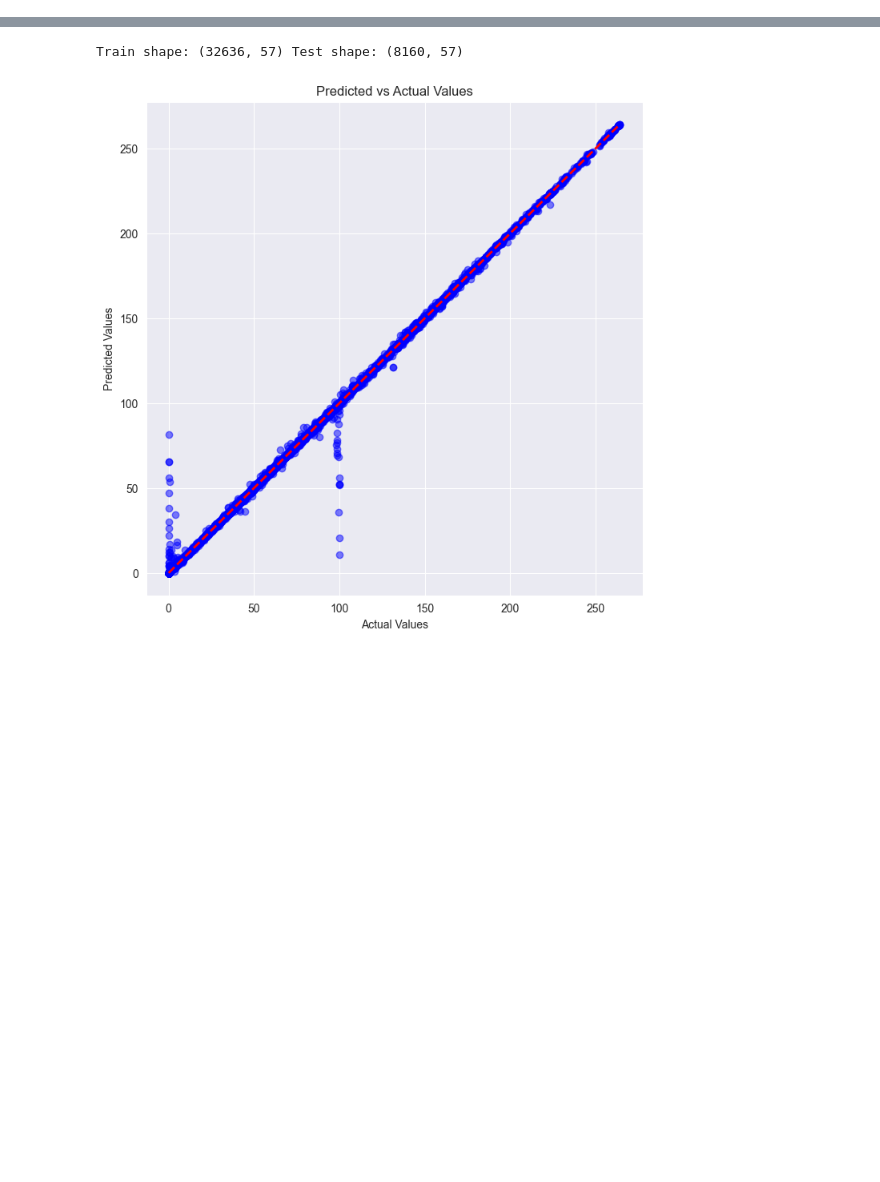
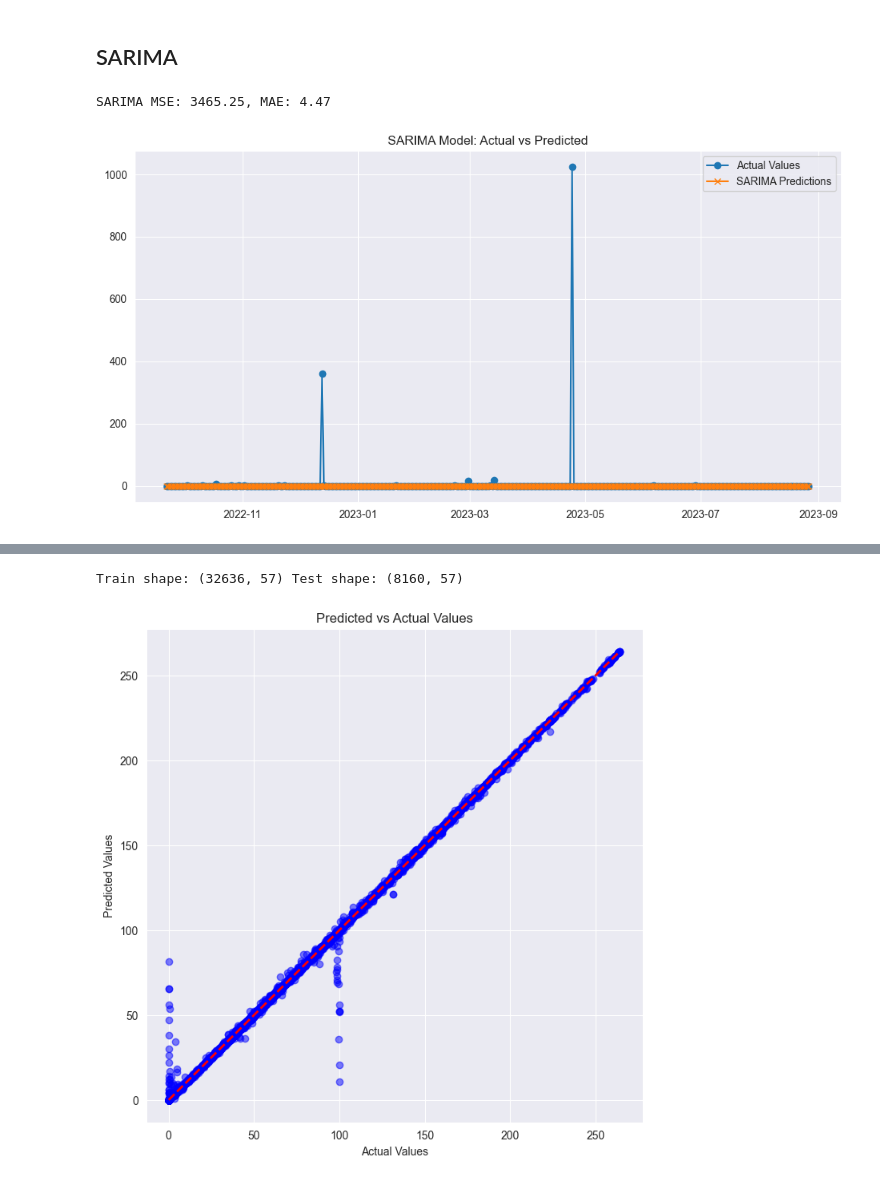
Before and after one commit to zahidesad/learning-from-data-kilowizards, a Jupyter notebook: notebooks/03_model_evaluation.ipynb, the cells around one changed output, grey strips where cells are left out. Cells and saved outputs as stored; diff of their text form; code cells hidden in the pictures; blank space fills up the shorter version.

```diff
--- a/notebooks/03_model_evaluation.ipynb
+++ b/notebooks/03_model_evaluation.ipynb
@@ -11,0 +137,37 @@ from sklearn.preprocessing import LabelEncoder
+# %% [markdown]
+## SARIMA
+# %%
+# Define SARIMA parameters
+sarima_order = (1, 1, 1)  # ARIMA component
+seasonal_order = (1, 1, 0, 12)  # Seasonal component
+
+# Initialize and fit the SARIMA model
+sarima_model = SarimaModel(order=sarima_order, seasonal_order=seasonal_order)
+sarima_model.fit(train_series)
+
+# Forecast future values
+sarima_forecast = sarima_model.forecast(steps=forecast_steps)
+
+# Align test and forecast series
+sarima_forecast = sarima_forecast.dropna()
+test_series_aligned = test_series.loc[sarima_forecast.index]
+
+# Reverse log transformation
+sarima_forecast_exp = np.expm1(sarima_forecast)
+test_series_aligned_exp = np.expm1(test_series_aligned)
+
+# Evaluate SARIMA performance
+mse_sarima = mean_squared_error(test_series_aligned_exp, sarima_forecast_exp)
+mae_sarima = mean_absolute_error(test_series_aligned_exp, sarima_forecast_exp)
+print(f"SARIMA MSE: {mse_sarima:.2f}, MAE: {mae_sarima:.2f}")
+
+# Plot SARIMA results
+plt.figure(figsize=(12, 6))
+plt.plot(test_series_aligned_exp, label='Actual Values', marker='o')
+plt.plot(sarima_forecast_exp, label='SARIMA Predictions', marker='x')
+plt.title('SARIMA Model: Actual vs Predicted')
+plt.legend()
+plt.show()
+# %% [output]
+SARIMA MSE: 3465.25, MAE: 4.47
+[figure, added]
```
Also changed, not shown: parts of 24 cells of this notebook, 2 other files.
